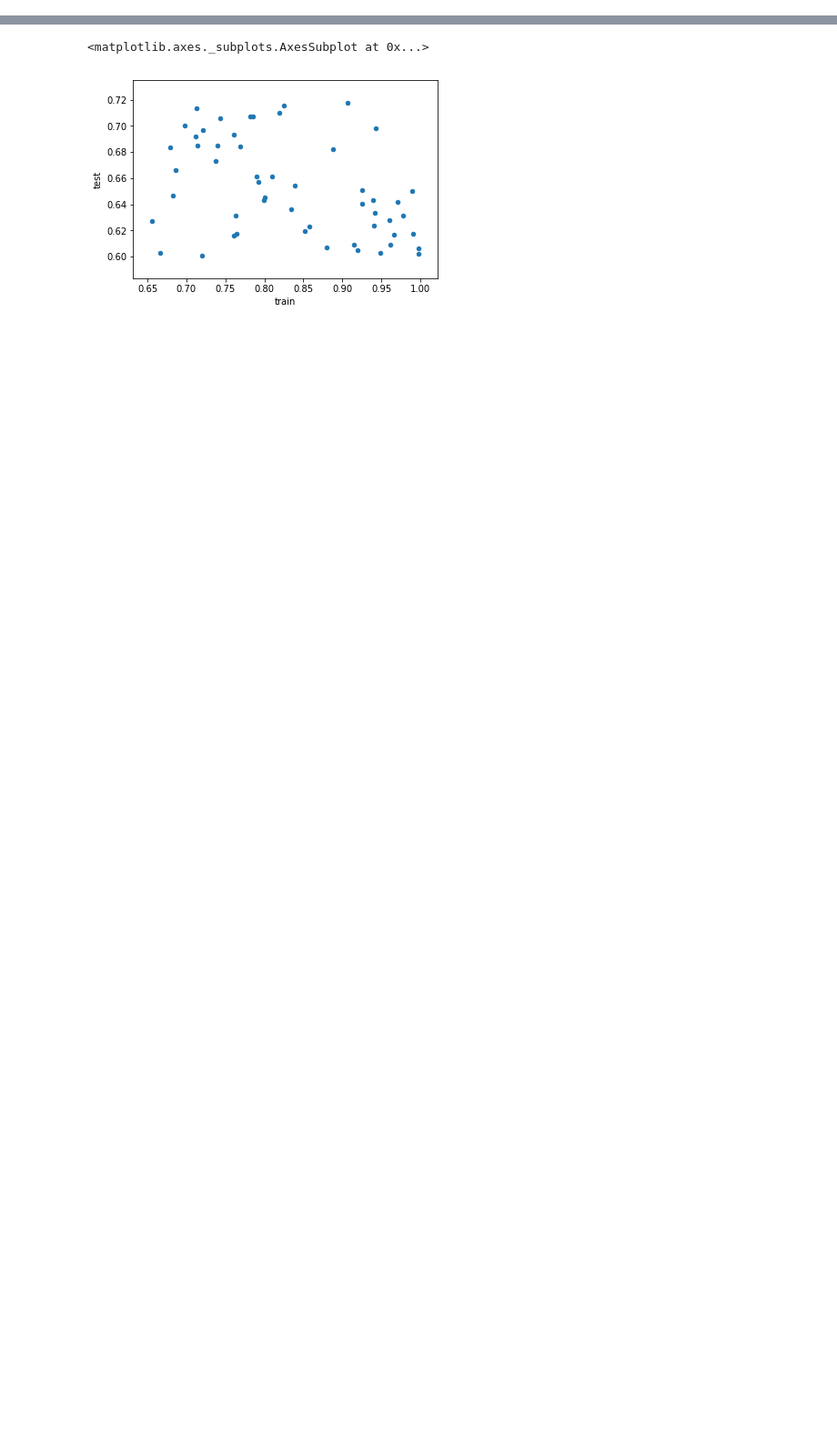
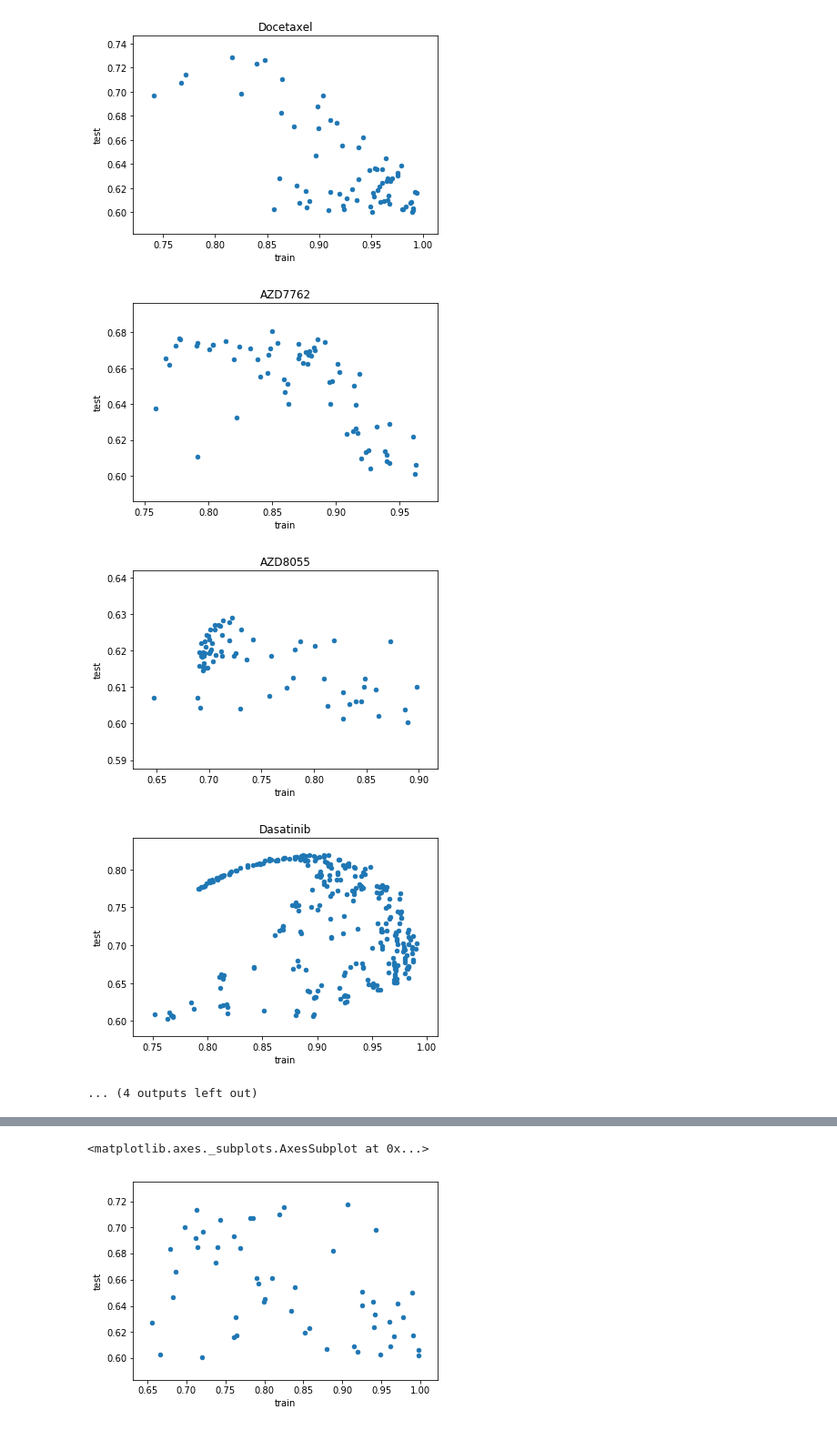
Before and after one commit to bhklab/DeepCINET, a Jupyter notebook: Jupyter/ModelSelection.ipynb, the cells around one changed output, grey strips where cells are left out. Shown at 91% size. Drawn from its saved outputs; the diff is of its cells as text; code cells hidden in the pictures; blank space fills up the shorter version.

```diff
--- a/Jupyter/ModelSelection.ipynb
+++ b/Jupyter/ModelSelection.ipynb
@@ -76,0 +77,24 @@ TGX221
+# %%
+all_results_onemodel = pd.DataFrame()
+for drug in ['Erlotinib' , 'Bortezomib','Doxorubicin' , 'PLX4720',
+            'MK-2206', 'Nilotinib', 'Crizotinib','Vorinostat',
+             'Docetaxel','AZD7762', 'AZD8055','Dasatinib',
+             'Gemcitabine','Gefitinib','Methotrexate','TGX221']:
+        path = f'/Users/farnoosh/Documents/DATA/UHN-Project/Genomic/Processed/HYPERPARAM_Archive_deepcinet/{drug}/test_tube_data/DeepCINET_ScalarOnlySiamese/'
+        try:
+            results = pd.DataFrame()
+            for name in glob.glob(path + 'version*/metric*'):
+                #print(os.path.getsize (name))
+                if(os.path.getsize (name) > 100):
+                    result = pd.read_csv(name)
+                    result['drug'] = drug
+                    results = pd.concat([results , result])
+                    all_results_onemodel = pd.concat([all_results,result[result['test']>0.6]])
+
+            results.sort_values(by=['test'])
+            results = results.groupby(['learning_rate',  'regularization','mrmr_size', 'batch_size', 'model','num_epochs']).mean()
+            results[results['test']>0.6].plot.scatter(x='train',y='test',title=drug)
+            print(results[results['test']>0.6].sort_values(by=['test']).head(10)['model'])
+        except:
+            print(drug);
+# %% [output]
@@ -77 +124,6 @@ TGX221
+[figure, added]
+[figure, added]
+[figure, added]
+[figure, added]
+... (4 outputs left out)
 # %%
```
Also changed, not shown: parts of 5 cells of this notebook.
